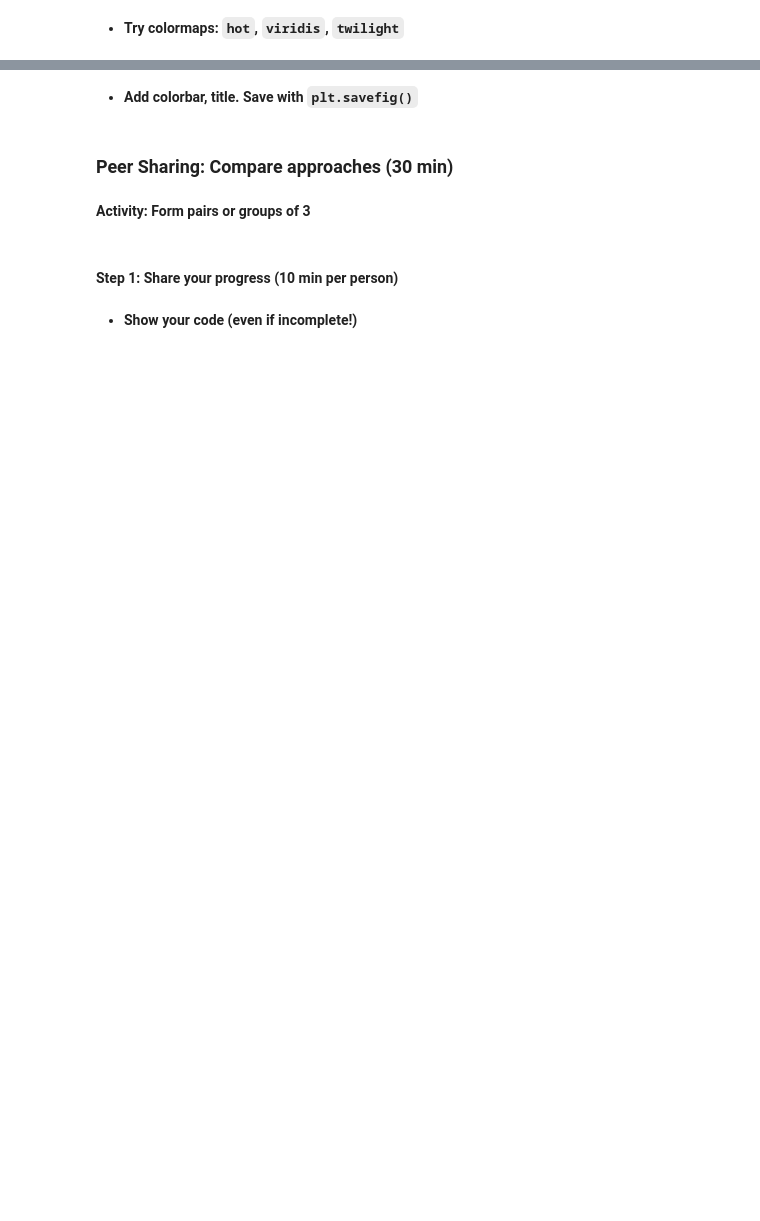
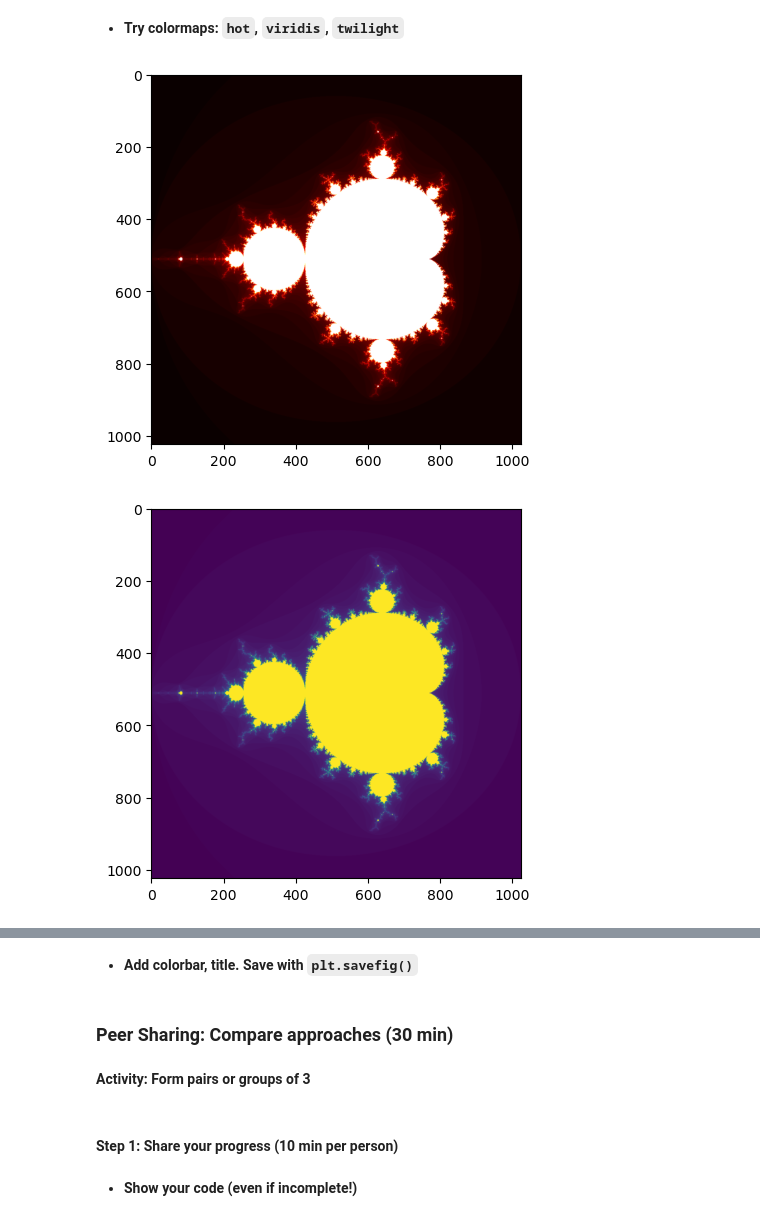
Before and after one commit to NDS8-TCP/nsc-mikkel, a Jupyter notebook: l01_exercises.ipynb, the cells around one changed output, grey strips where cells are left out. Cells and saved outputs as stored; diff of their text form; code cells hidden in the pictures; blank space fills up the shorter version.

```diff
--- a/l01_exercises.ipynb
+++ b/l01_exercises.ipynb
@@ -784,2 +793,11 @@ Date:   Mon Mar 2 21:20:00 2026 +0100
 # %% [markdown]
 - **Try colormaps: `hot`, `viridis`, `twilight`**
+# %%
+color_maps = ["hot", "viridis", "twilight"]
+
+for color_map in color_maps:
+    plt.imshow(np.array(image), cmap=color_map)
+    plt.show()
+# %% [output]
+[figure, added]
+[figure, added]
```
Also changed, not shown: parts of 12 cells of this notebook, 4 other files.
